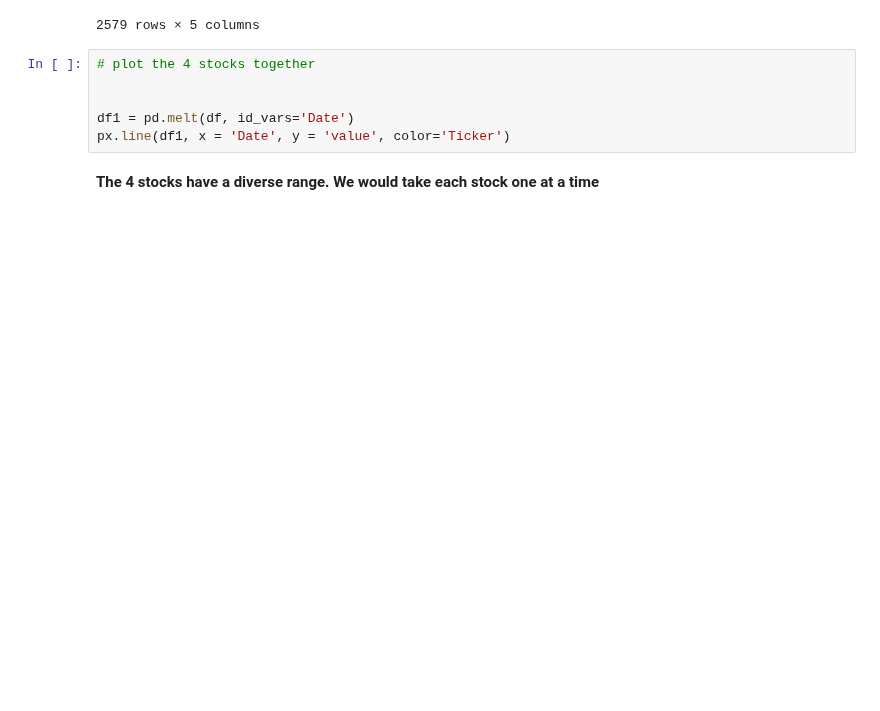
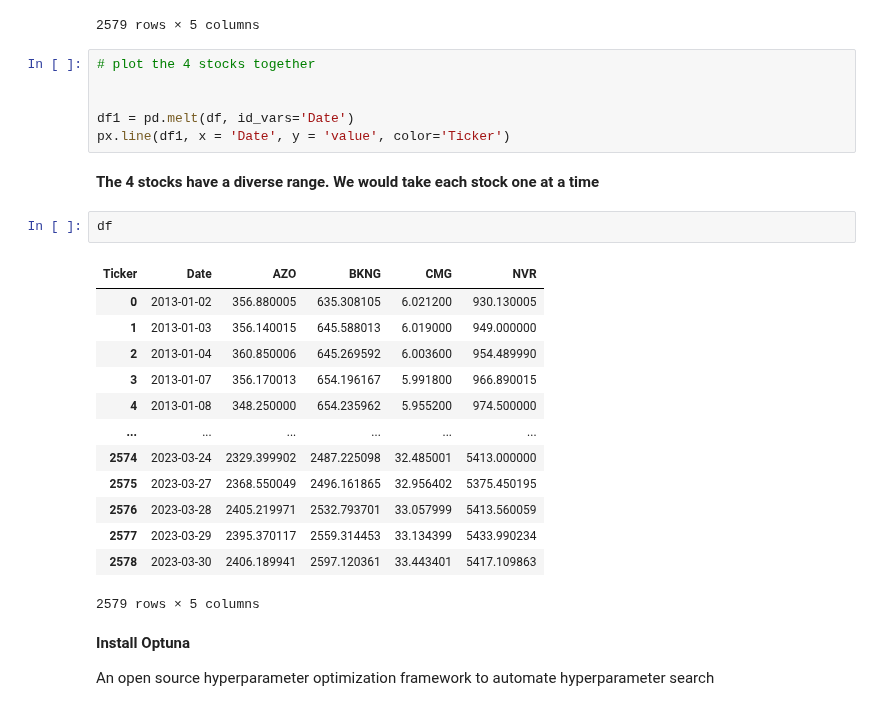
Before and after one commit to shekharbiswas/LSTM-Stock-Analysis, a Jupyter notebook: data_preparation.ipynb, the cells around one changed output. Drawn from its saved outputs; the diff is of its cells as text; blank space fills up the shorter version.

```diff
--- a/data_preparation.ipynb
+++ b/data_preparation.ipynb
@@ -52,3 +52,23 @@ df1 = pd.melt(df, id_vars='Date')
 px.line(df1, x = 'Date', y = 'value', color='Ticker')
 # %% [markdown]
 **The 4 stocks have a diverse range. We would take each stock one at a time**
+# %%
+df
+# %% [output]
+| Ticker | Date | AZO | BKNG | CMG | NVR |
+| 0 | 2013-01-02 | 356.880005 | 635.308105 | 6.021200 | 930.130005 |
+| 1 | 2013-01-03 | 356.140015 | 645.588013 | 6.019000 | 949.000000 |
+| 2 | 2013-01-04 | 360.850006 | 645.269592 | 6.003600 | 954.489990 |
+| 3 | 2013-01-07 | 356.170013 | 654.196167 | 5.991800 | 966.890015 |
+| 4 | 2013-01-08 | 348.250000 | 654.235962 | 5.955200 | 974.500000 |
+| ... | ... | ... | ... | ... | ... |
+| 2574 | 2023-03-24 | 2329.399902 | 2487.225098 | 32.485001 | 5413.000000 |
+| 2575 | 2023-03-27 | 2368.550049 | 2496.161865 | 32.956402 | 5375.450195 |
+| 2576 | 2023-03-28 | 2405.219971 | 2532.793701 | 33.057999 | 5413.560059 |
+| 2577 | 2023-03-29 | 2395.370117 | 2559.314453 | 33.134399 | 5433.990234 |
+| 2578 | 2023-03-30 | 2406.189941 | 2597.120361 | 33.443401 | 5417.109863 |
+2579 rows × 5 columns
+# %% [markdown]
+**Install Optuna**
+
+An open source hyperparameter optimization framework to automate hyperparameter search
```
Also changed, not shown: parts of 2 cells of this notebook.
